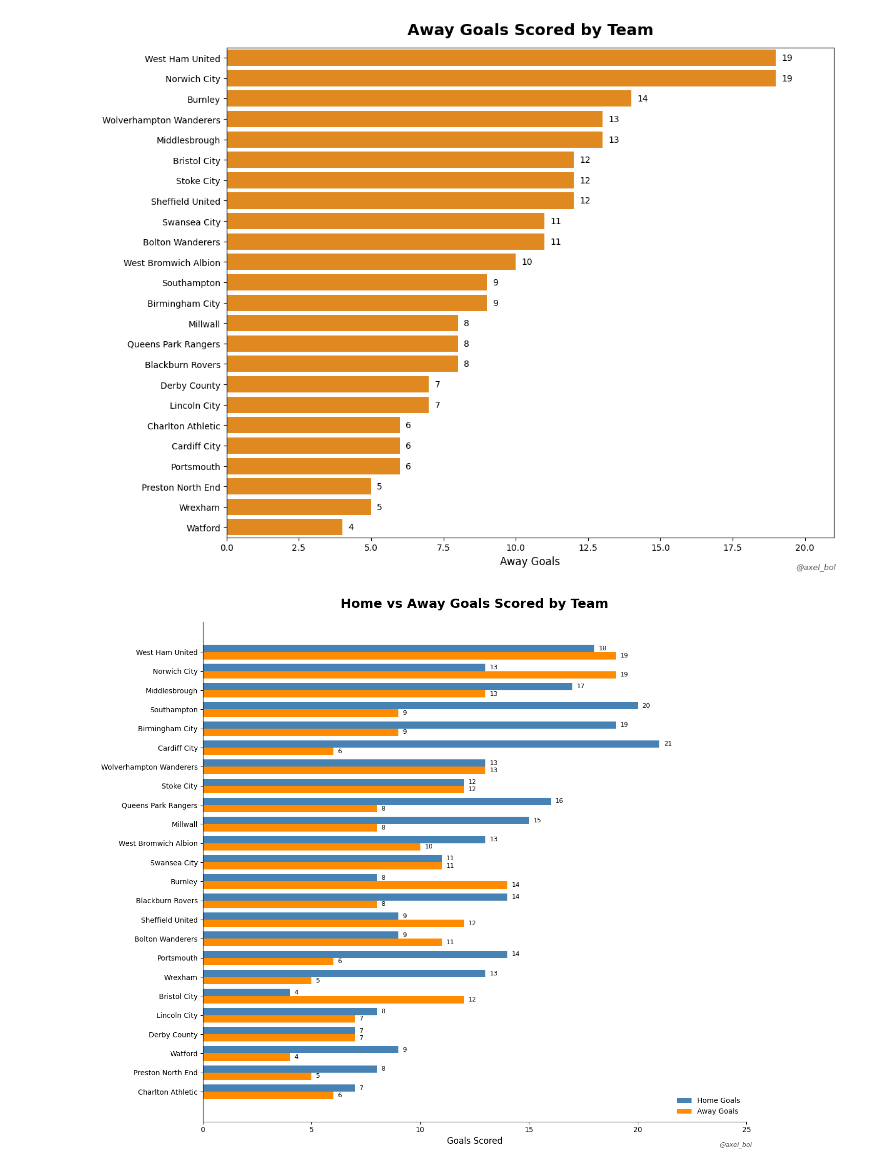
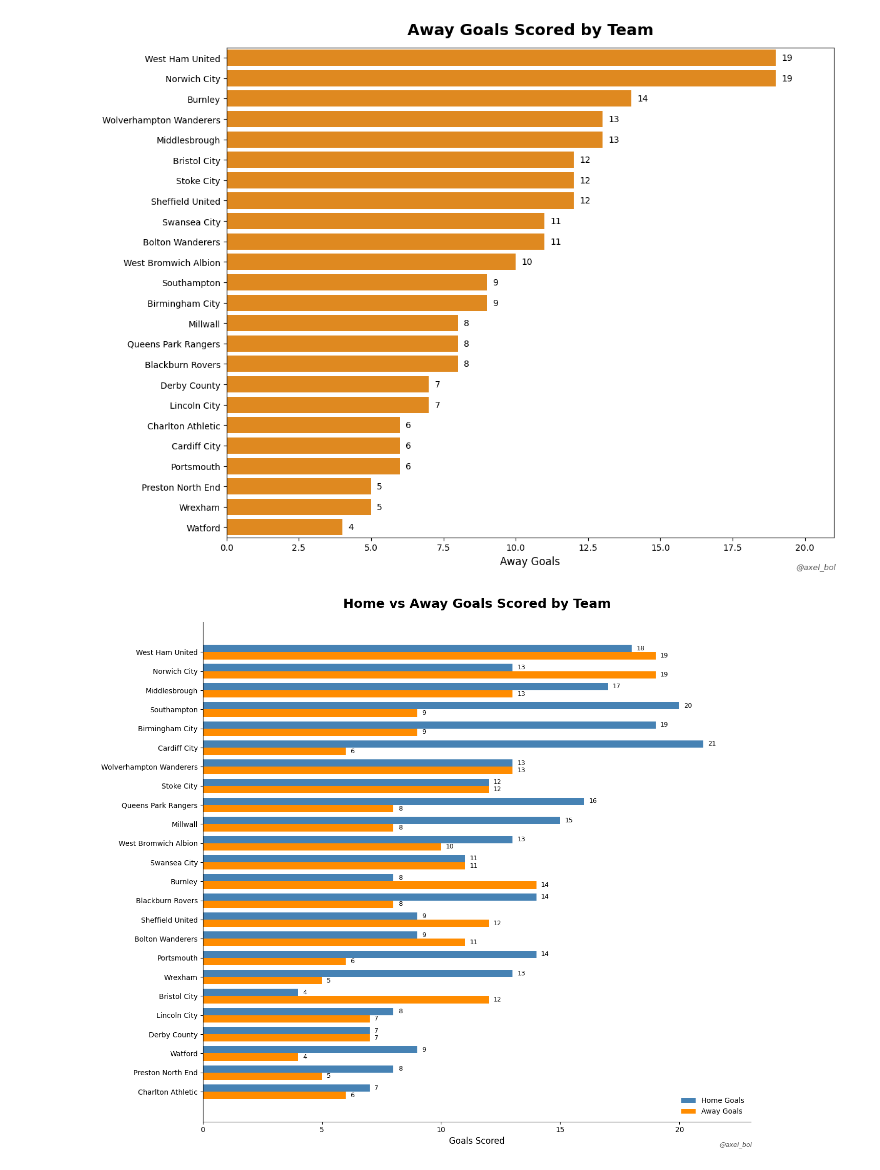
Before and after one commit to bolaxel/goals-championship, a Jupyter notebook: analysis.ipynb, the cells around one changed output. Cells and saved outputs as stored; diff of their text form; code cells hidden in the pictures.

```diff
--- a/analysis.ipynb
+++ b/analysis.ipynb
@@ -265,33 +265,33 @@ ax.set_yticklabels(combined_df['teamName'])
 
 ax.set_title(
     'Home vs Away Goals Scored by Team',
     fontsize=18,
     fontweight='bold',
     pad=20
 )
 
 ax.set_xlabel('Goals Scored', fontsize=12)
 ax.set_ylabel('')
 
 ax.legend(loc='lower right', frameon=False)
 
-ax.set_xlim(0, combined_df[['home_goals', 'away_goals']].max().max() + 4)
+ax.set_xlim(0, combined_df[['home_goals', 'away_goals']].max().max() + 2)
 
 ax.spines['top'].set_visible(False)
 ax.spines['right'].set_visible(False)
 
 plt.figtext(
     0.99, 0.01,
     '@axel_bol',
     ha='right',
     va='bottom',
     fontsize=9,
     color='#555555',
     fontstyle='italic'
 )
 
 plt.tight_layout()
-#plt.savefig(r'/content/drive/MyDrive/Python/GitHub/goals-championship/img/awayGoalsScored.png', dpi=300, bbox_inches='tight', pad_inches=0.35, transparent=True)
+plt.savefig(r'/content/drive/MyDrive/Python/GitHub/goals-championship/img/homeVawayGoalsScored.png', dpi=300, bbox_inches='tight', pad_inches=0.35, transparent=True)
 plt.show()
 # %% [output]
-[figure, old version]
+[figure, new version]
```
